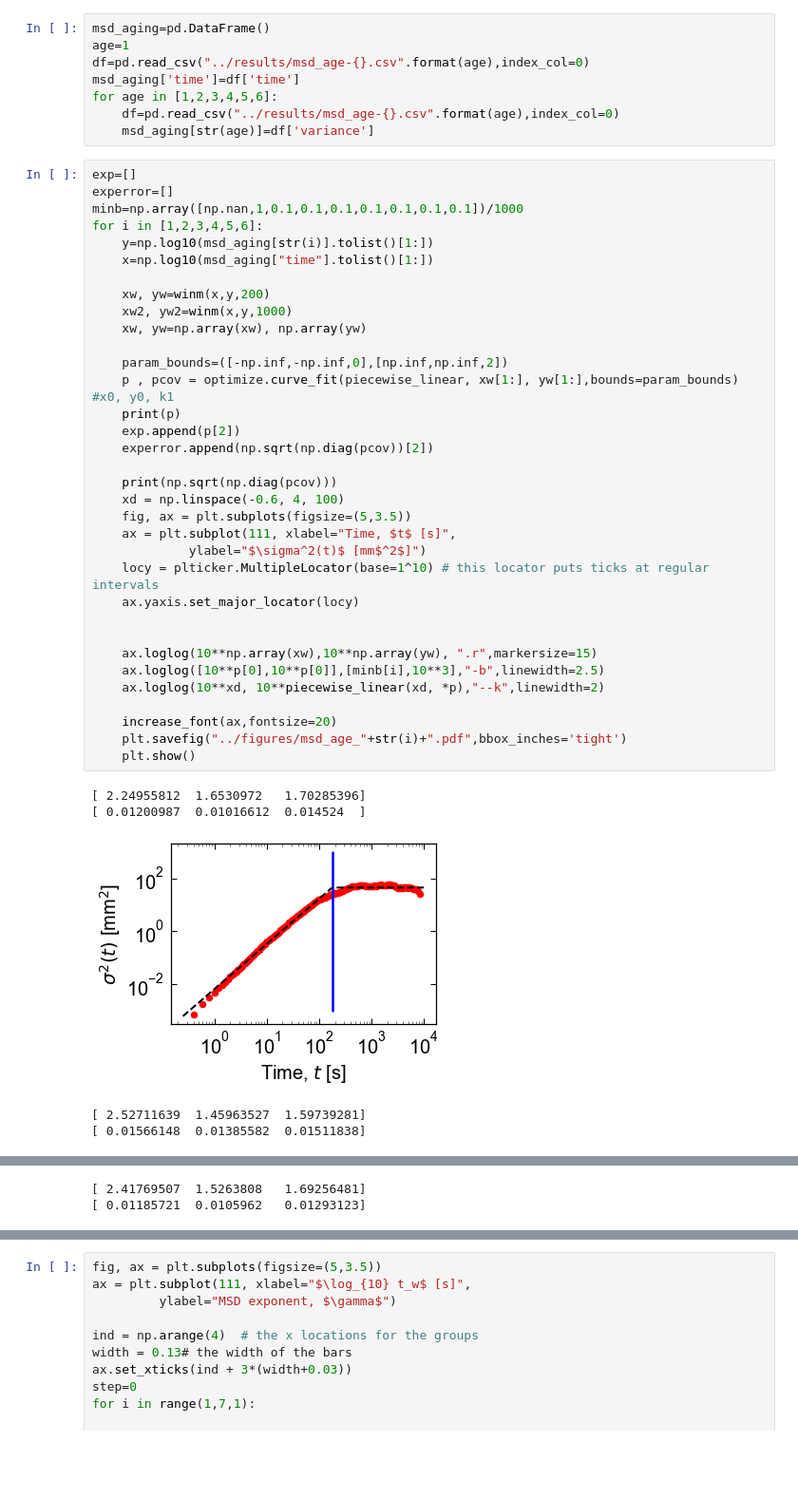
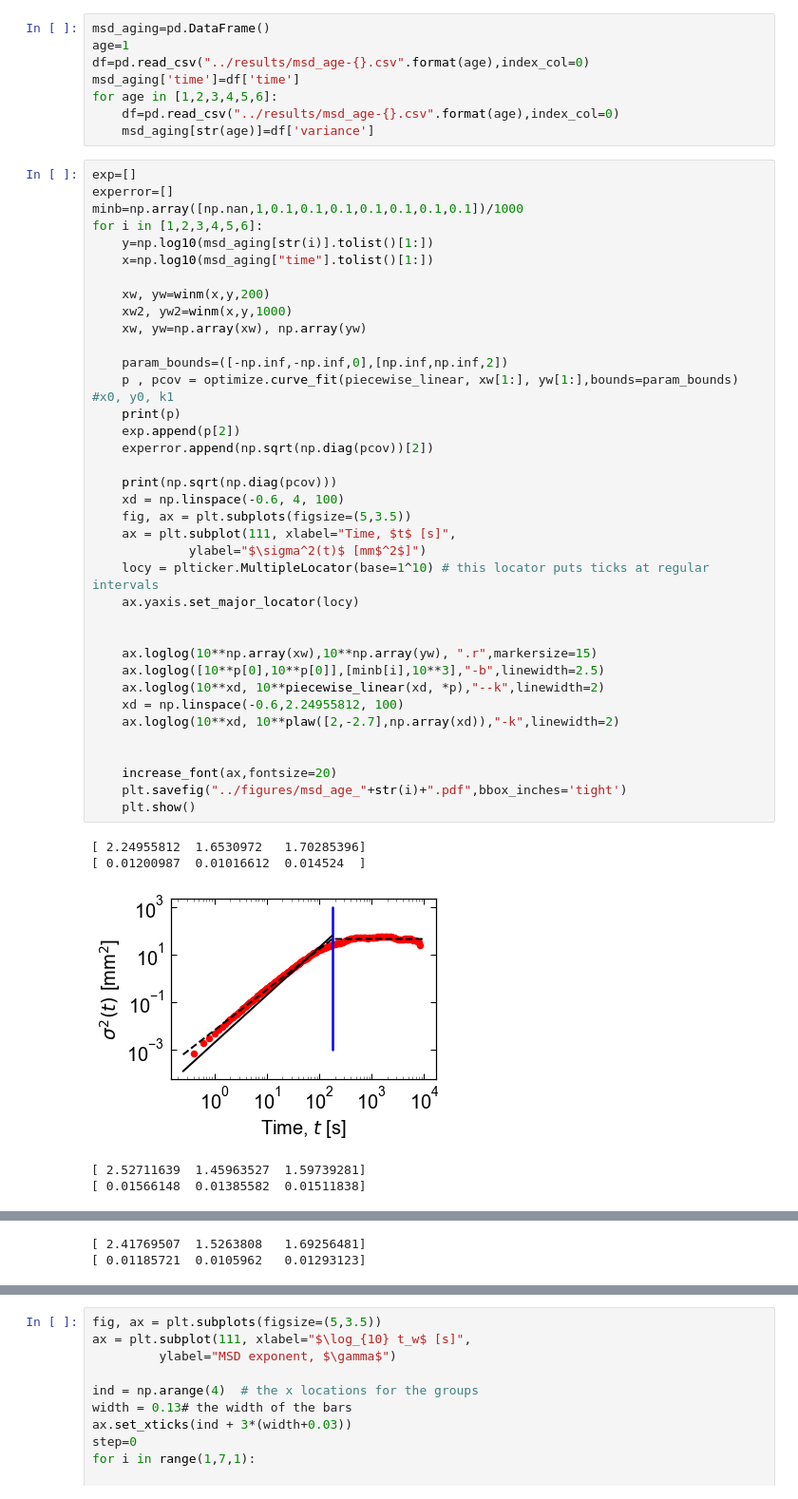
Before and after one commit to lgaalves/CelegansMotility, a Jupyter notebook: python/data_analysis.ipynb, the cells around one changed output, grey strips where cells are left out. Shown at 95% size. Drawn from its saved outputs; the diff is of its cells as text; blank space fills up the shorter version.

Commit message:
Figures after Amaral's revision

```diff
--- a/python/data_analysis.ipynb
+++ b/python/data_analysis.ipynb
@@ -351,33 +352,36 @@ for i in [1,2,3,4,5,6]:
 
     xw, yw=winm(x,y,200)
     xw2, yw2=winm(x,y,1000)
     xw, yw=np.array(xw), np.array(yw)
 
     param_bounds=([-np.inf,-np.inf,0],[np.inf,np.inf,2])
     p , pcov = optimize.curve_fit(piecewise_linear, xw[1:], yw[1:],bounds=param_bounds) #x0, y0, k1
     print(p)
     exp.append(p[2])
     experror.append(np.sqrt(np.diag(pcov))[2])
 
     print(np.sqrt(np.diag(pcov)))
     xd = np.linspace(-0.6, 4, 100)
     fig, ax = plt.subplots(figsize=(5,3.5))
     ax = plt.subplot(111, xlabel="Time, $t$ [s]",
              ylabel="$\sigma^2(t)$ [mm$^2$]")
     locy = plticker.MultipleLocator(base=1^10) # this locator puts ticks at regular intervals
     ax.yaxis.set_major_locator(locy)
 
 
     ax.loglog(10**np.array(xw),10**np.array(yw), ".r",markersize=15)
     ax.loglog([10**p[0],10**p[0]],[minb[i],10**3],"-b",linewidth=2.5)
     ax.loglog(10**xd, 10**piecewise_linear(xd, *p),"--k",linewidth=2)
+    xd = np.linspace(-0.6,2.24955812, 100)
+    ax.loglog(10**xd, 10**plaw([2,-2.7],np.array(xd)),"-k",linewidth=2)
+
 
     increase_font(ax,fontsize=20)
     plt.savefig("../figures/msd_age_"+str(i)+".pdf",bbox_inches='tight')
     plt.show()
 # %% [output]
 [ 2.24955812  1.6530972   1.70285396]
 [ 0.01200987  0.01016612  0.014524  ]
-[figure, old version]
+[figure, new version]
 [ 2.52711639  1.45963527  1.59739281]
 [ 0.01566148  0.01385582  0.01511838]
```
Also changed, not shown: parts of 14 cells of this notebook, 6 other files.
